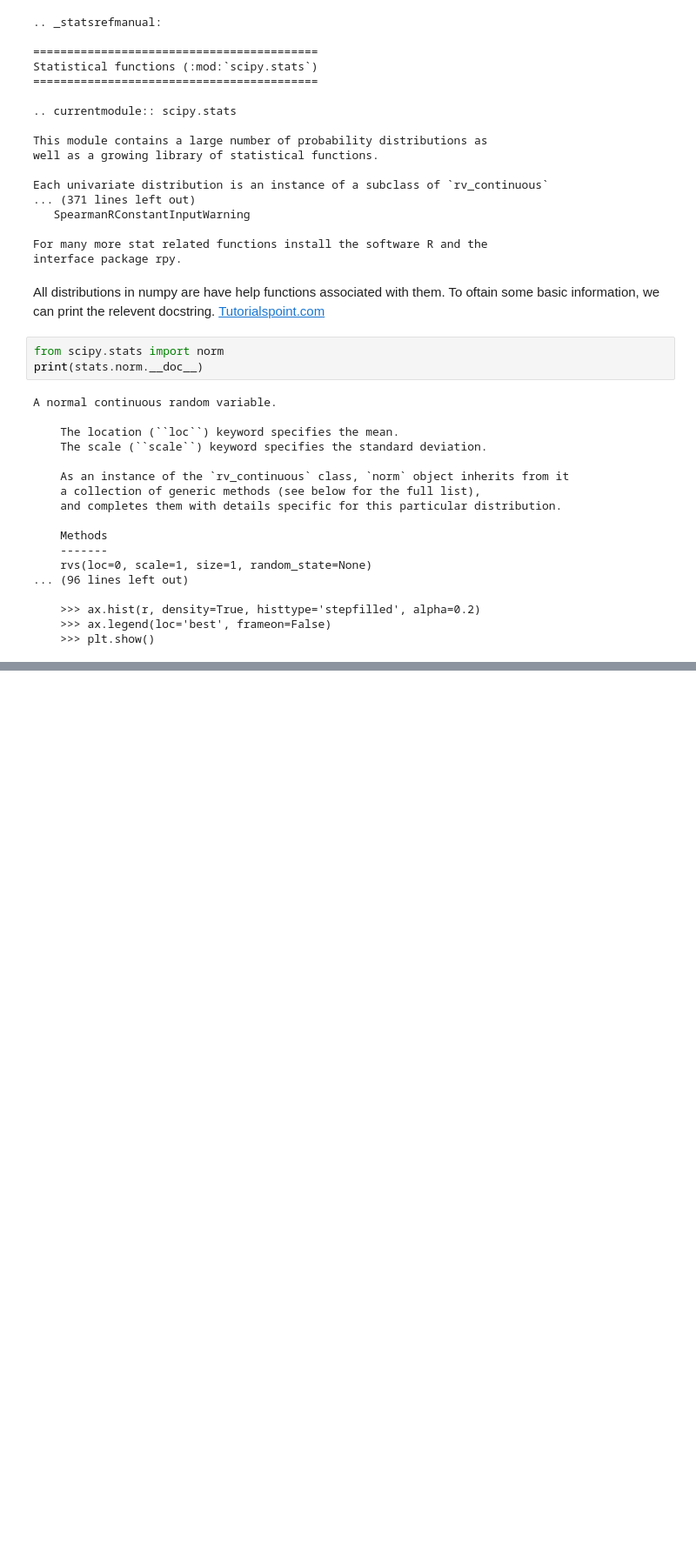
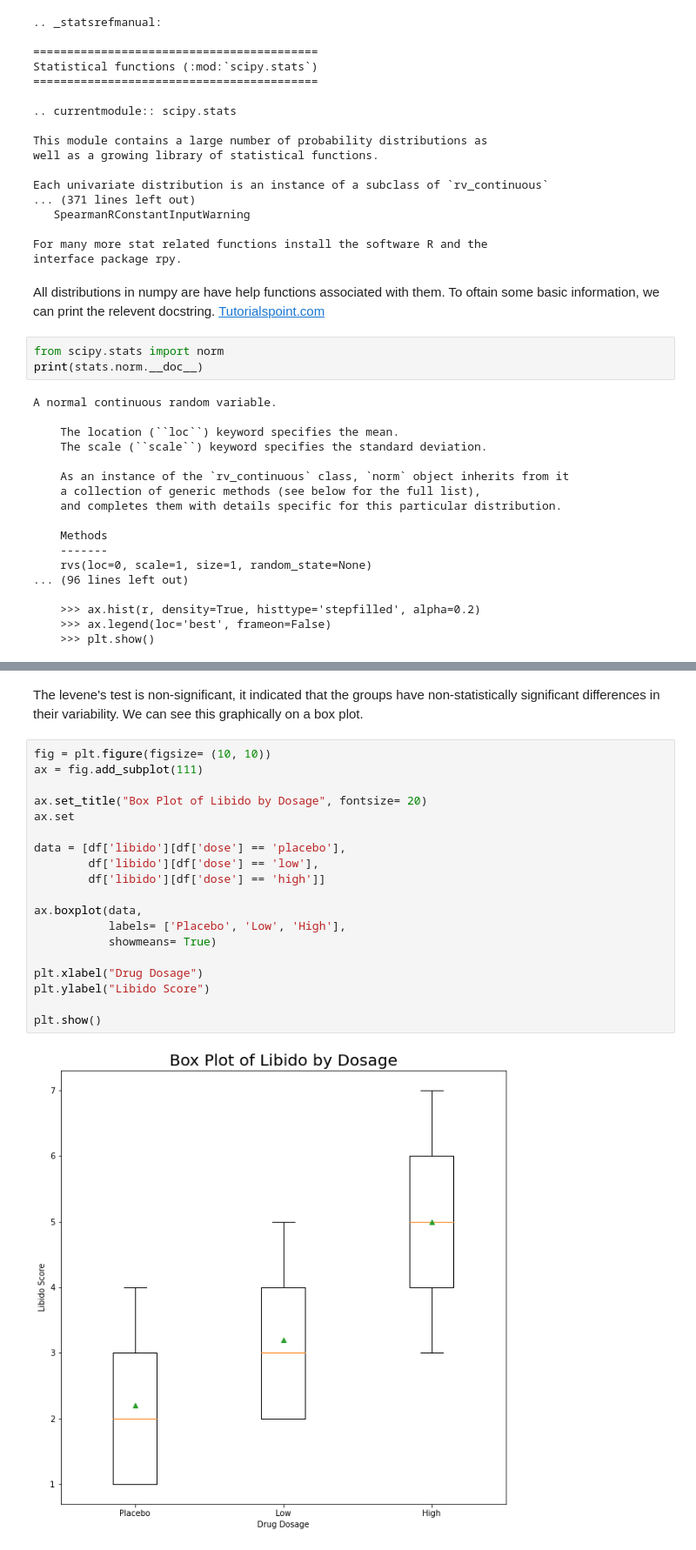
Before and after one commit to AineNicD/machine-learning-and-statistics, a Jupyter notebook: scipy-stats.ipynb, the cells around one changed output, grey strips where cells are left out. Shown at 87% size. Saved outputs shown, nothing was run; the diff lists cells and outputs as text; blank space fills up the shorter version.

```diff
--- a/scipy-stats.ipynb
+++ b/scipy-stats.ipynb
@@ -131,0 +497,23 @@ A normal continuous random variable.
+# %% [markdown]
+The levene's test is non-significant, it indicated that the groups have non-statistically significant differences in their variability. We can see this graphically on a box plot.
+# %%
+fig = plt.figure(figsize= (10, 10))
+ax = fig.add_subplot(111)
+
+ax.set_title("Box Plot of Libido by Dosage", fontsize= 20)
+ax.set
+
+data = [df['libido'][df['dose'] == 'placebo'],
+        df['libido'][df['dose'] == 'low'],
+        df['libido'][df['dose'] == 'high']]
+
+ax.boxplot(data,
+           labels= ['Placebo', 'Low', 'High'],
+           showmeans= True)
+
+plt.xlabel("Drug Dosage")
+plt.ylabel("Libido Score")
+
+plt.show()
+# %% [output]
+[figure, added]
```
Also changed, not shown: parts of 58 cells of this notebook, 3 other files.
